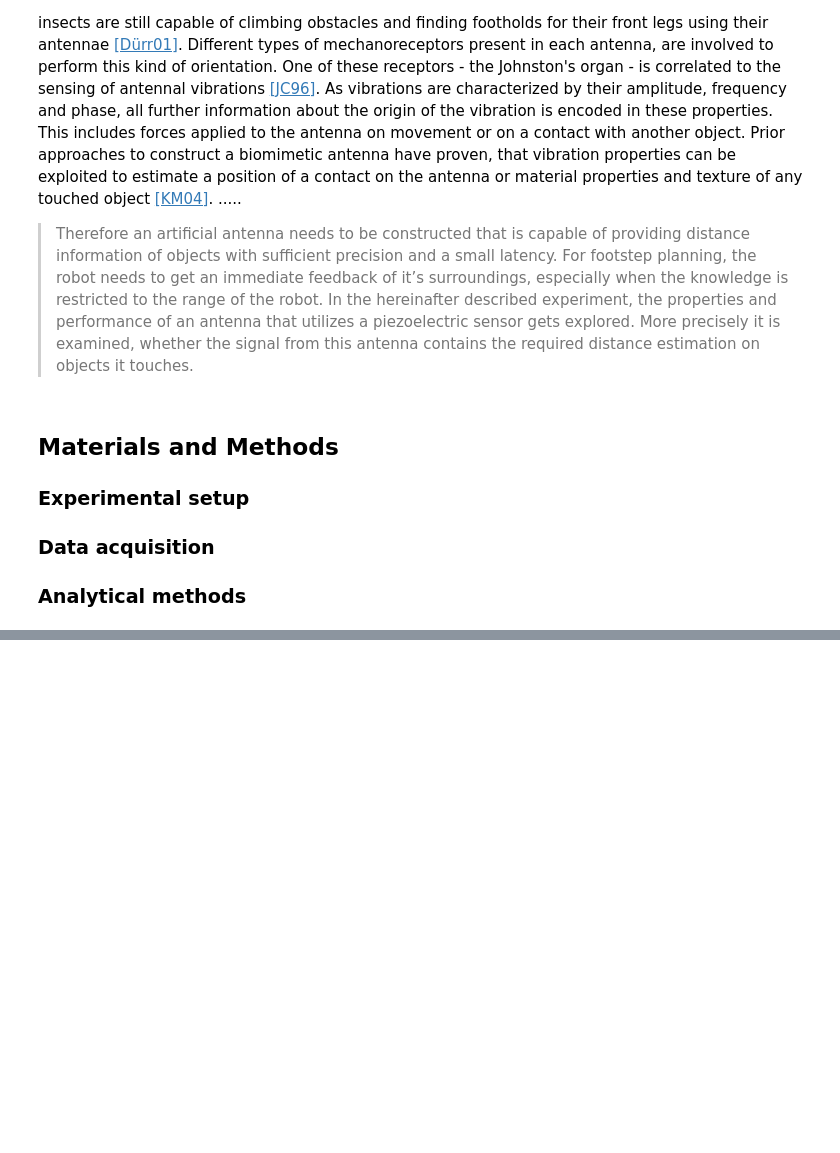
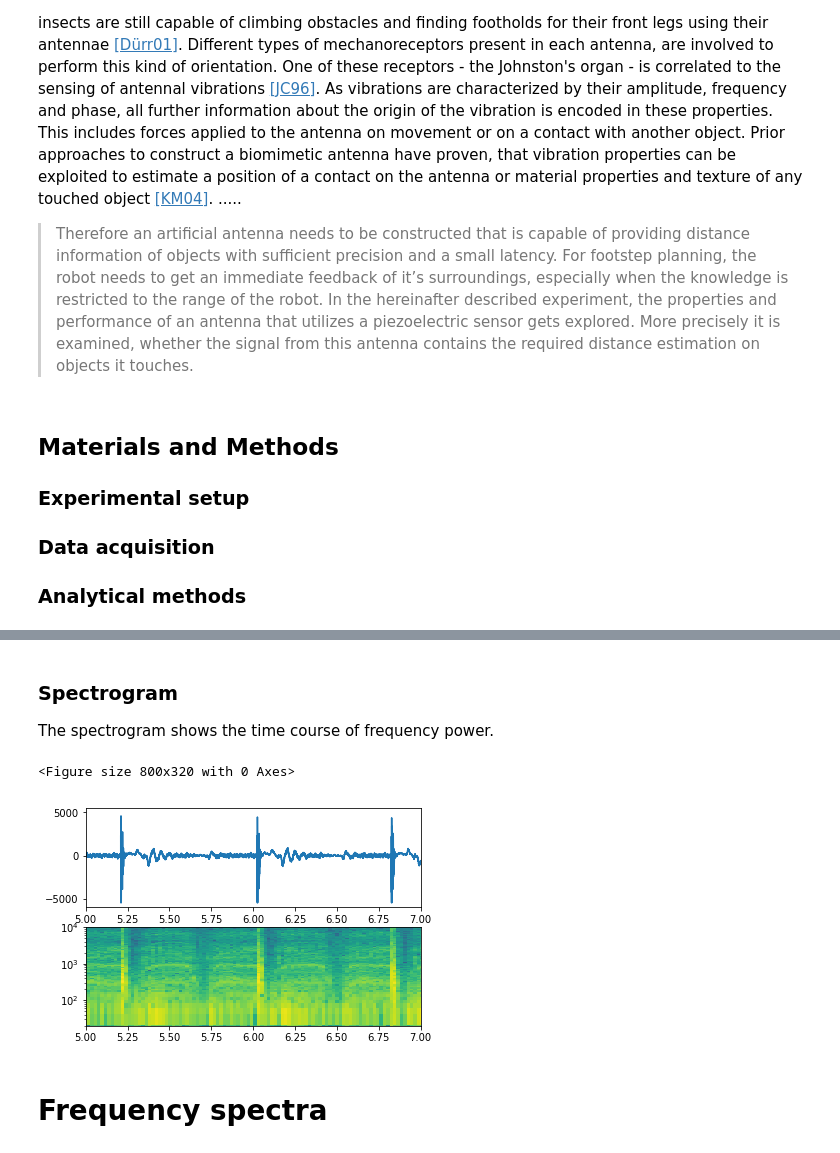
Before and after one commit to LucaHermes/PiezoAntenna, a Jupyter notebook: Piezo Antenna.ipynb, the cells around one changed output, grey strips where cells are left out. Saved outputs shown, nothing was run; the diff lists cells and outputs as text; code cells hidden in the pictures; blank space fills up the shorter version.

```diff
--- a/Piezo Antenna.ipynb
+++ b/Piezo Antenna.ipynb
@@ -27,0 +127,41 @@ Prior approaches to construct a biomimetic antenna have proven, that vibration p
+# %% [markdown]
+### Spectrogram
+
+The spectrogram shows the time course of frequency power.
+# %%
+import scipy.signal as signal
+
+SEGMENT_LEN = 1024
+
+
+def generate_spectrogram(data):
+    f, t, Sxx = signal.spectrogram(data,
+                                 fs=FRAMERATE,
+                                 scaling='density',
+                                 mode='psd',
+                                 nperseg=SEGMENT_LEN,
+                                 nfft=SEGMENT_LEN*2)
+    Sxx = np.log(Sxx)
+    return f, t, Sxx
+
+
+def samples_to_time(num_samples):
+    return np.array(range(num_samples)) / 44100.
+
+
+f, t, Sxx = generate_spectrogram(rawdata[0])
+
+plt.figure(num=None, figsize=(10, 4), dpi=80)
+fig, ax = plt.subplots(2,1)
+ax[1].set_ylim((20, 10000))
+# show two seconds of the signals spectrogram
+ax[0].set_xlim((5, 7))
+ax[1].set_xlim((5, 7))
+ax[0].plot(samples_to_time(len(rawdata[0])), rawdata[0])
+ax[1].pcolormesh(t, f, Sxx, label='spectrogram i')
+ax[1].set_yscale('log')
+# %% [output]
+<Figure size 800x320 with 0 Axes>
+[figure, added]
+# %% [markdown]
+# Frequency spectra
```
Also changed, not shown: parts of 6 cells of this notebook, 18 other files.
